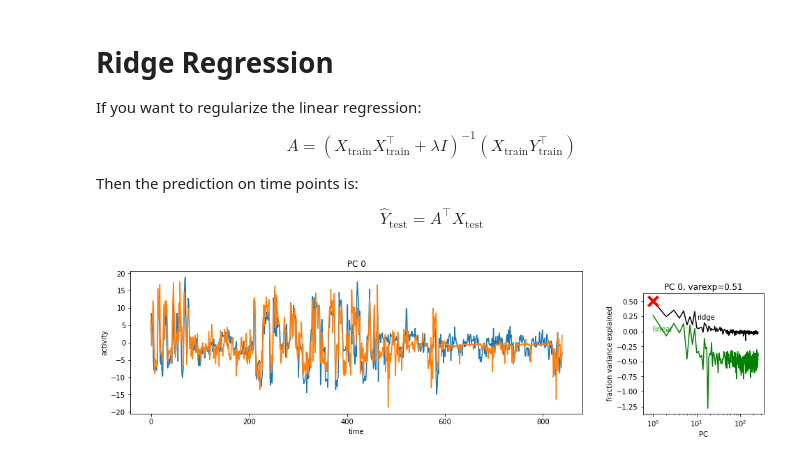
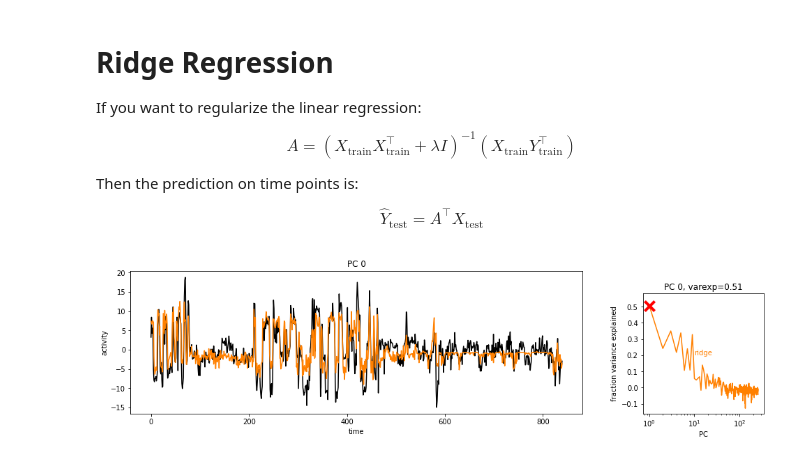
Before and after one commit to kbonnen/NeuromatchTeachingDemo, a Jupyter notebook: ridge-regression-tutorial-solution.ipynb, the cells around one changed output. Cells and saved outputs as stored; diff of their text form; code cells hidden in the pictures.

```diff
--- a/ridge-regression-tutorial-solution.ipynb
+++ b/ridge-regression-tutorial-solution.ipynb
@@ -36,6 +35,6 @@ if not os.path.isfile('data/mesoscale.npy'):
 data = np.load('data/mesoscale.npy',allow_pickle=True).item()
 
 # Extract the data into variables
-X = zscore(data['spks'], axis=1) # 2-photon neural activity with mean 0 and standard deviation, collected at 3Hz
+neural_data = zscore(data['spks'], axis=1) # 2-photon neural activity with mean 0 and standard deviation, collected at 3Hz
 behaviorSVD = data['behSVD'] # video of the mouse's face during behavior projected onto the top 500 principal components
 del data
@@ -70,28 +41,31 @@ plt.show()
 # %% [markdown]
 # 1) Prepare neural data (bin + PCA)
 # %%
-# First bin the neural activity and the behavior into 1 second bins.
+# TODO REMOVE THIS AND PLACE dimensionality reduced data into a data file to load.
+# Bin the behavior into 1 second bins.
 tbin = int(3)
 NT = behaviorSVD.shape[1]
 nt = int(np.floor(NT/tbin))
 behaviorSVD -= behaviorSVD.mean(axis=1)[:,np.newaxis]
 
+# Bin the neural activity into 1 second bins.
 # TODO: break this binning down into something that looks simpler... or is better explained
 beh = np.reshape(behaviorSVD[:,:nt*tbin], (behaviorSVD.shape[0], nt, tbin)).mean(axis=-1)
 
 # using this format bin the neural activity (X)
-binned_spikes = np.reshape(X[:,:nt*tbin], (X.shape[0], nt, tbin)).mean(axis=-1)
+binned_neural = np.reshape(neural_data[:,:nt*tbin], (neural_data.shape[0], nt, tbin)).mean(axis=-1)
 
-print(binned_spikes.shape)
+print(binned_neural.shape)
 # %% [output]
 (5439, 3333)
 # %%
 # Perform principal components analysis (PCA) on the neural activity
 from sklearn.decomposition import PCA
 
-pca = PCA(n_components=256).fit(binned_spikes)
+pca = PCA(n_components=256).fit(binned_neural)
 V = pca.components_ # time components
 sv = pca.singular_values_
-U = np.matmul(binned_spikes,V.T) / sv # neuron components
+U = np.matmul(binned_neural,V.T) / sv # neuron components
 V *= sv[:,np.newaxis]
+binned_neural_reduced = V
 # %% [markdown]
@@ -142,34 +105,32 @@ $$ \hat Y_\text{test} = A^\top X_\text{test} $$
 covM = np.matmul(beh[:,itrain], beh[:,itrain].T)
 lam = 1e6 # regularizer
 covM += lam*np.eye(beh.shape[0])
-A = np.linalg.solve(covM, np.matmul(beh[:,itrain], V[:,itrain].T))
+A = np.linalg.solve(covM, np.matmul(beh[:,itrain], binned_neural_reduced[:,itrain].T))
 
-Vpred = np.matmul(A.T, beh[:,itest])
+Vpred_ridge = np.matmul(A.T, beh[:,itest])
 
-varexp_ridge = 1 - ((Vpred - V[:,itest])**2).sum(axis=1)/(V[:,itest]**2).sum(axis=1)
+varexp_ridge = 1 - ((Vpred_ridge - binned_neural_reduced[:,itest])**2).sum(axis=1)/(binned_neural_reduced[:,itest]**2).sum(axis=1)
 # %%
 # plot of principal component activity and variance explained
 
 fig=plt.figure(figsize=(12,3))
 
 ipc = 0 ### which PC to plot
 
 ax = fig.add_axes([0.05,.05,.75,.95])
-ax.plot(V[ipc,itest])
-ax.plot(Vpred[ipc])
+ax.plot(binned_neural_reduced[ipc,itest],color=[0,0,0])
+ax.plot(Vpred_ridge[ipc], color=[1,.5,0])
 ax.set_title('PC %d'%ipc)
 ax.set_xlabel('time')
 ax.set_ylabel('activity')
 
 ax = fig.add_axes([0.9,.05, .2, .8])
-ax.semilogx(np.arange(1,varexp.size+1), varexp_ridge, color='k')
 ax.scatter(ipc+1, varexp_ridge[ipc],marker='x',color='r',s=200, lw=4, zorder=10)
-ax.semilogx(np.arange(1,varexp_ridge.size+1), varexp_linear, color=[0.,.5,0])
-ax.text(1,0,'linear',color=[0,.5,0])
-ax.text(10,0.2,'ridge')
+ax.semilogx(np.arange(1,varexp_ridge.size+1), varexp_ridge, color=[1,.5,0])
+ax.text(10,0.2,'ridge', color=[1,.5,0])
 ax.set_xlabel('PC')
 ax.set_ylabel('fraction variance explained')
 ax.set_title('PC %d, varexp=%0.2f'%(ipc,varexp_ridge[ipc]))
 plt.show()
 # %% [output]
-[figure, old version]
+[figure, new version]
```
Also changed, not shown: parts of 12 cells of this notebook.
